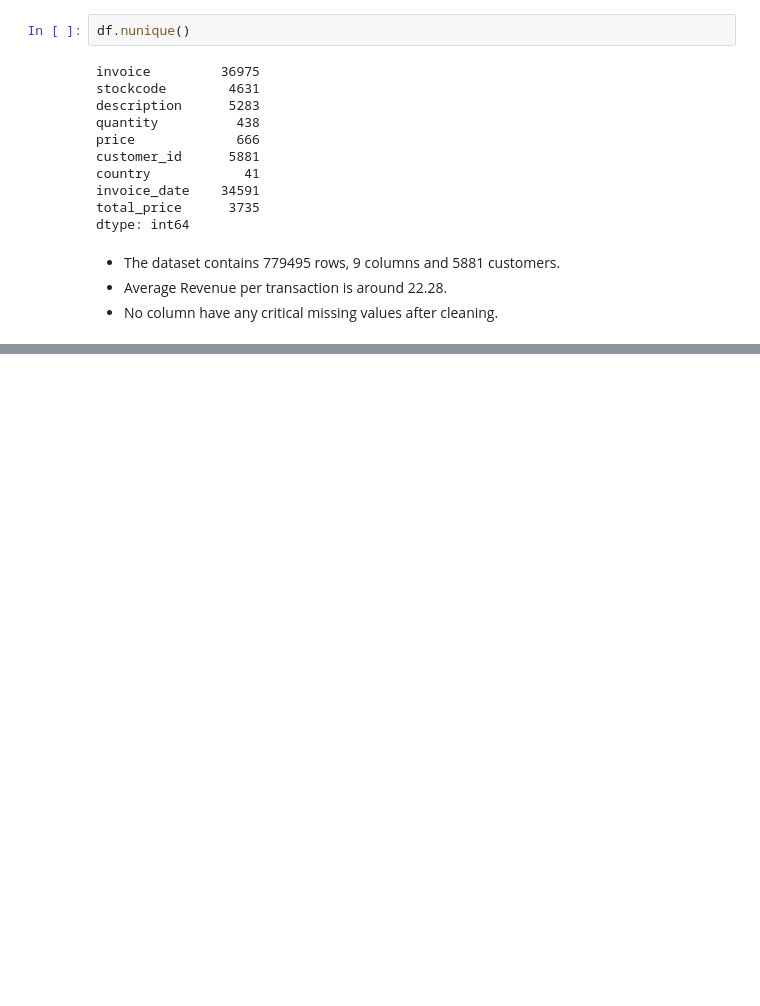
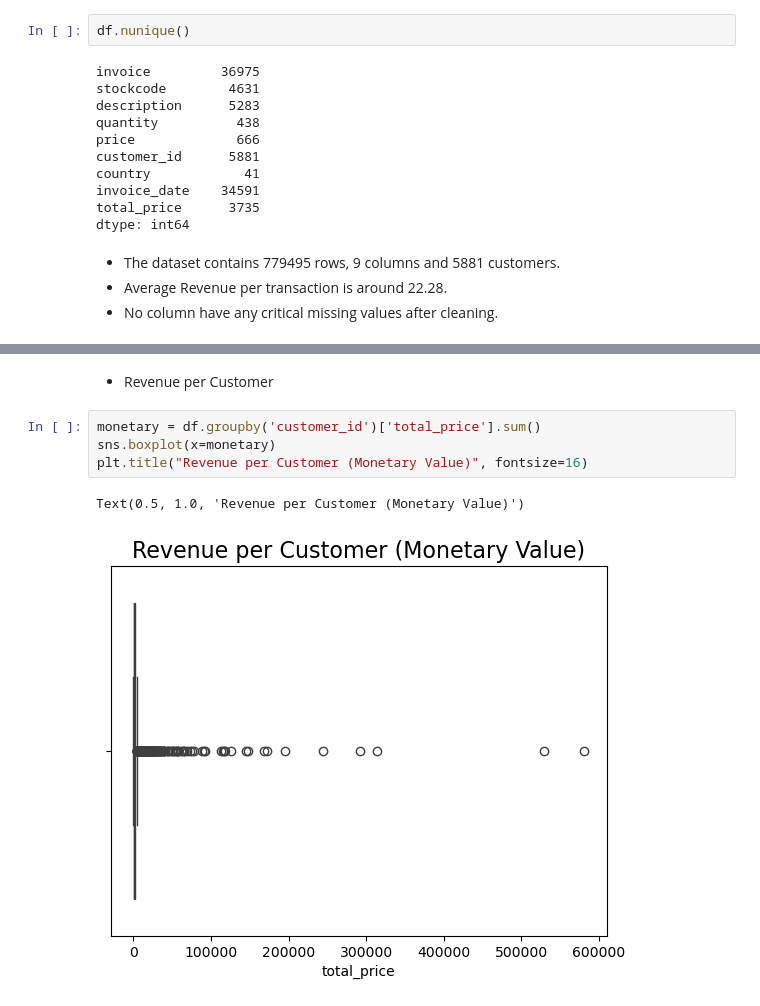
Before and after one commit to Ishant2104/CLV_and_Churn_Prediction, a Jupyter notebook: 02_EDA.ipynb, the cells around one changed output, grey strips where cells are left out. Cells and saved outputs as stored; diff of their text form; blank space fills up the shorter version.

```diff
--- a/02_EDA.ipynb
+++ b/02_EDA.ipynb
@@ -84,0 +143,9 @@ dtype: int64
+# %% [markdown]
+* Revenue per Customer
+# %%
+monetary = df.groupby('customer_id')['total_price'].sum()
+sns.boxplot(x=monetary)
+plt.title("Revenue per Customer (Monetary Value)", fontsize=16)
+# %% [output]
+Text(0.5, 1.0, 'Revenue per Customer (Monetary Value)')
+[figure, added]
```
Also changed, not shown: parts of 30 cells of this notebook, 1 other file.
